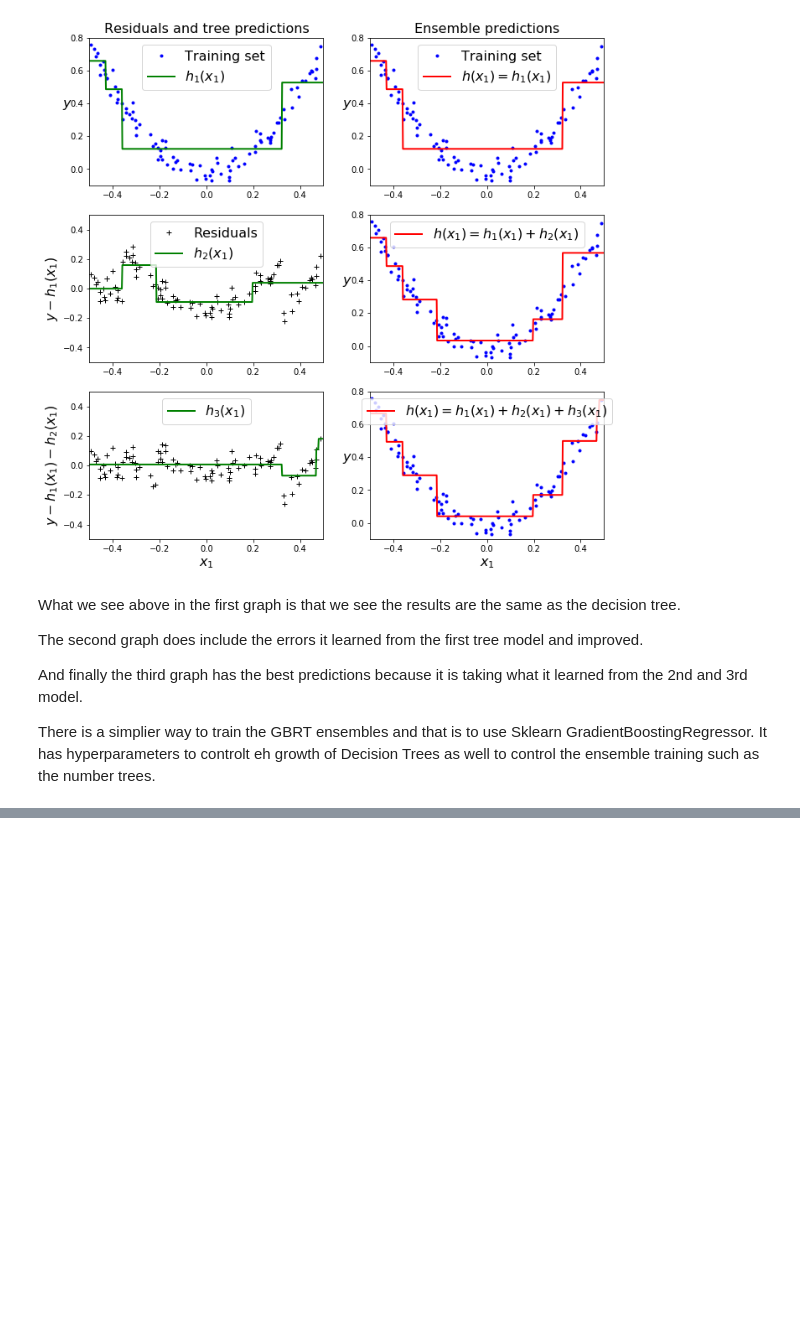
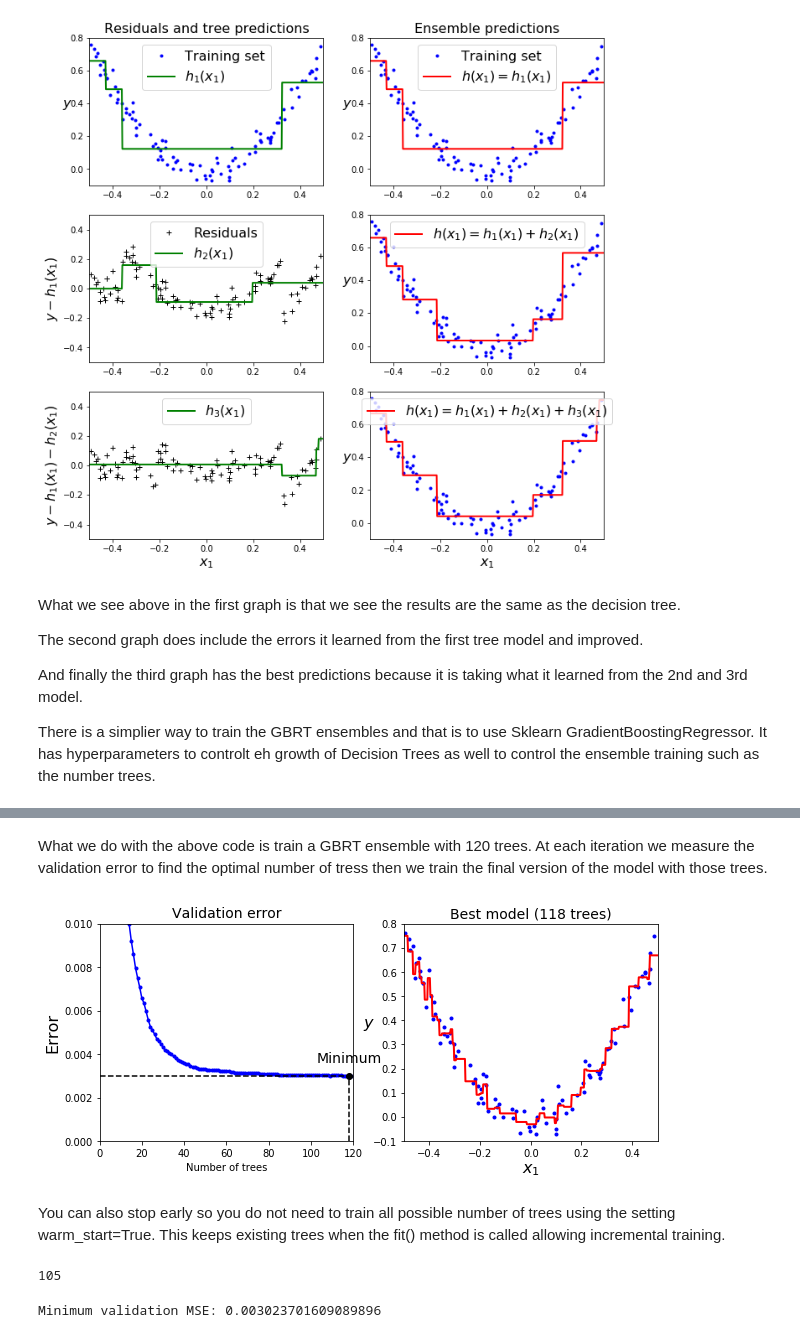
Before and after one commit to espanto28/handsonmlsklearnkerastf, a Jupyter notebook: Chapter7/Ensemble Learning and Random Forests.ipynb, the cells around one changed output, grey strips where cells are left out. Cells and saved outputs as stored; diff of their text form; code cells hidden in the pictures; blank space fills up the shorter version.

```diff
--- a/Chapter7/Ensemble Learning and Random Forests.ipynb
+++ b/Chapter7/Ensemble Learning and Random Forests.ipynb
@@ -482,0 +539,11 @@ There is a simplier way to train the GBRT ensembles and that is to use Sklearn G
+# %%
+X_train, X_val, y_train, y_val = train_test_split(X,y,random_state=42)
+
+gbrt = GradientBoostingRegressor(max_depth=2, n_estimators=120, random_state=42)
+gbrt.fit(X_train,y_train)
+
+errors = [mean_squared_error(y_val,y_pred) for y_pred in gbrt.staged_predict(X_val)]
+bst_n_estimators = np.argmin(errors) + 1
+
+gbrt_best = GradientBoostingRegressor(max_depth=2,n_estimators=bst_n_estimators,random_state=42)
+gbrt_best.fit(X_train,y_train)
@@ -482,0 +560,30 @@ There is a simplier way to train the GBRT ensembles and that is to use Sklearn G
+# %% [markdown]
+What we do with the above code is train a GBRT ensemble with 120 trees. At each iteration we measure the validation error to find the optimal number of tress then we train the final version of the model with those trees.
+# %%
+min_error = np.min(errors)
+# %%
+plt.figure(figsize=(10, 4))
+
+plt.subplot(121)
+plt.plot(errors, "b.-")
+plt.plot([bst_n_estimators, bst_n_estimators], [0, min_error], "k--")
+plt.plot([0, 120], [min_error, min_error], "k--")
+plt.plot(bst_n_estimators, min_error, "ko")
+plt.text(bst_n_estimators, min_error*1.2, "Minimum", ha="center", fontsize=14)
+plt.axis([0, 120, 0, 0.01])
+plt.xlabel("Number of trees")
+plt.ylabel("Error", fontsize=16)
+plt.title("Validation error", fontsize=14)
+
+plt.subplot(122)
+plot_predictions([gbrt_best], X, y, axes=[-0.5, 0.5, -0.1, 0.8])
+plt.title("Best model (%d trees)" % bst_n_estimators, fontsize=14)
+plt.ylabel("$y$", fontsize=16, rotation=0)
+plt.xlabel("$x_1$", fontsize=16)
+
+#save_fig("early_stopping_gbrt_plot")
+plt.show()
+# %% [output]
+[figure, added]
+# %% [markdown]
+You can also stop early so you do not need to train all possible number of trees  using the setting warm_start=True. This keeps existing trees when the fit() method is called allowing incremental training.
@@ -482,0 +607,8 @@ There is a simplier way to train the GBRT ensembles and that is to use Sklearn G
+# %%
+gbrt.n_estimators
+# %% [output]
+105
+# %%
+print("Minimum validation MSE:", min_val_error)
+# %% [output]
+Minimum validation MSE: 0.003023701609089896
```
Also changed, not shown: parts of 20 cells of this notebook.
